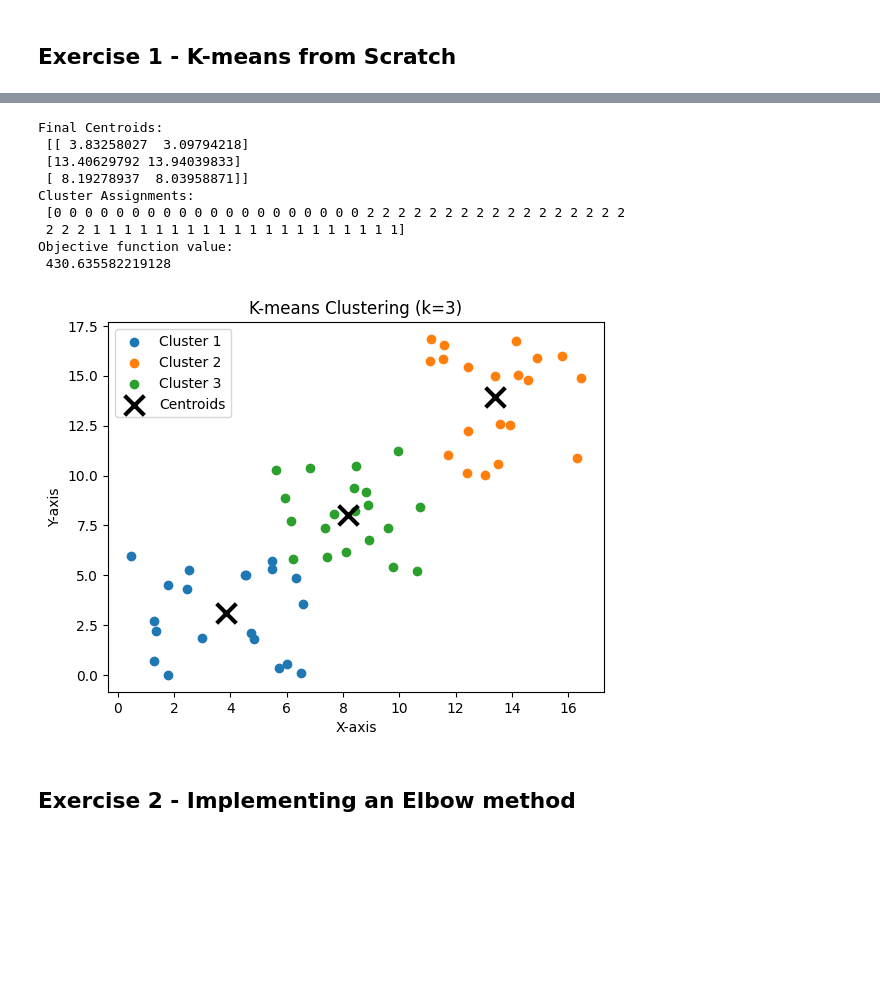
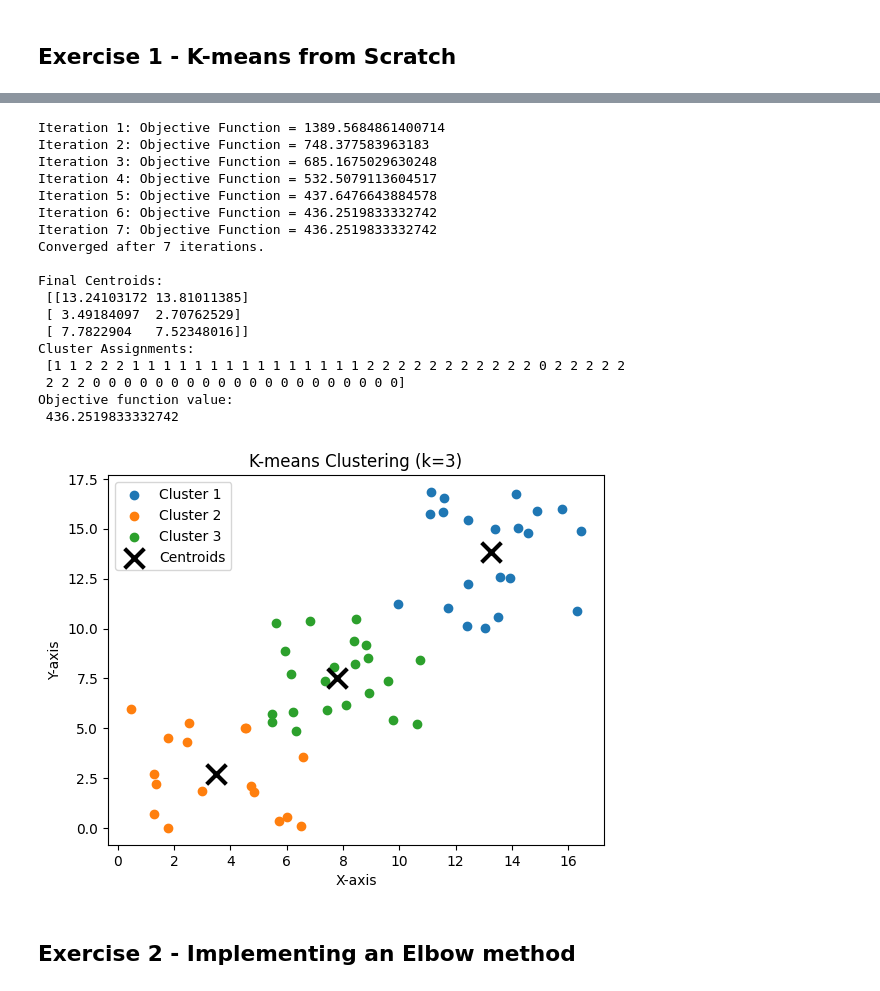
Before and after one commit to Redhoxx/VUT_ML, a Jupyter notebook: MPA_MLF_KNN_lab3_brlhorset.ipynb, the cells around one changed output, grey strips where cells are left out. Cells and saved outputs as stored; diff of their text form; code cells hidden in the pictures; blank space fills up the shorter version.

```diff
--- a/MPA_MLF_KNN_lab3_brlhorset.ipynb
+++ b/MPA_MLF_KNN_lab3_brlhorset.ipynb
@@ -6,6 +6,7 @@
 ## Exercise 1 - K-means from Scratch
 # %%
 import numpy as np
+import matplotlib.pyplot as plt
 
 class KMeans:
     def __init__(self, k, max_iterations=100, tolerance=0.00001, n_init=10, init='random'):
@@ -68,12 +69,15 @@ class KMeans:
             self.centroids = self._initialize_centroids(X)
             previous_objective = float('inf')
 
-            for _ in range(self.max_iterations):
+            for iteration in range(self.max_iterations):
                 distances = self._calculate_distances(X)
                 self.cluster_assignments = self._assign_to_clusters(distances)
                 self.objective = self._calculate_objective_function(X)
 
+                print(f"Iteration {iteration+1}: Objective Function = {self.objective}")
+
                 if abs(previous_objective - self.objective) < self.tolerance:
+                    print(f"Converged after {iteration+1} iterations.")
                     break
 
                 self.centroids = self._compute_new_centroids(X)
@@ -99,42 +103,50 @@ loaded_points = np.load('k_mean_points.npy')
 # %%
 plt.figure()
 plt.scatter(loaded_points[:, 0], loaded_points[:, 1])
 plt.title("Loaded Data Points")
 plt.xlabel("X-axis")
 plt.ylabel("Y-axis")
 plt.show()
 
 k = 3
-
-kmeans = KMeans(k=k, init='k-means++', n_init=10)
+kmeans = KMeans(k=k, init='k-means++', n_init=1)
 kmeans.fit(loaded_points)
 
-print("Final Centroids:\n", kmeans.centroids)
+print("\nFinal Centroids:\n", kmeans.centroids)
 print("Cluster Assignments:\n", kmeans.cluster_assignments)
 print("Objective function value:\n", kmeans.objective)
 
 plt.figure()
 for i in range(k):
     cluster_points = loaded_points[kmeans.cluster_assignments == i]
     plt.scatter(cluster_points[:, 0], cluster_points[:, 1], label=f"Cluster {i+1}")
 plt.scatter(kmeans.centroids[:, 0], kmeans.centroids[:, 1], marker='x', s=200, linewidths=3, color='black', label="Centroids")
 plt.title(f"K-means Clustering (k={k})")
 plt.xlabel("X-axis")
 plt.ylabel("Y-axis")
 plt.legend()
 plt.show()
 # %% [output]
 [figure]
+Iteration 1: Objective Function = 1389.5684861400714
+Iteration 2: Objective Function = 748.377583963183
+Iteration 3: Objective Function = 685.1675029630248
+Iteration 4: Objective Function = 532.5079113604517
+Iteration 5: Objective Function = 437.6476643884578
+Iteration 6: Objective Function = 436.2519833332742
+Iteration 7: Objective Function = 436.2519833332742
+Converged after 7 iterations.
+
 Final Centroids:
- [[ 3.83258027  3.09794218]
- [13.40629792 13.94039833]
- [ 8.19278937  8.03958871]]
+ [[13.24103172 13.81011385]
+ [ 3.49184097  2.70762529]
+ [ 7.7822904   7.52348016]]
 Cluster Assignments:
- [0 0 0 0 0 0 0 0 0 0 0 0 0 0 0 0 0 0 0 0 2 2 2 2 2 2 2 2 2 2 2 2 2 2 2 2 2
- 2 2 2 1 1 1 1 1 1 1 1 1 1 1 1 1 1 1 1 1 1 1 1]
+ [1 1 2 2 2 1 1 1 1 1 1 1 1 1 1 1 1 1 1 1 2 2 2 2 2 2 2 2 2 2 2 0 2 2 2 2 2
+ 2 2 2 0 0 0 0 0 0 0 0 0 0 0 0 0 0 0 0 0 0 0 0]
 Objective function value:
- 430.635582219128
+ 436.2519833332742
-[figure, old version]
+[figure, new version]
 # %% [markdown]
 ## Exercise 2 - Implementing an Elbow method
 # %%
```
Also changed, not shown: parts of 1 cell of this notebook.
